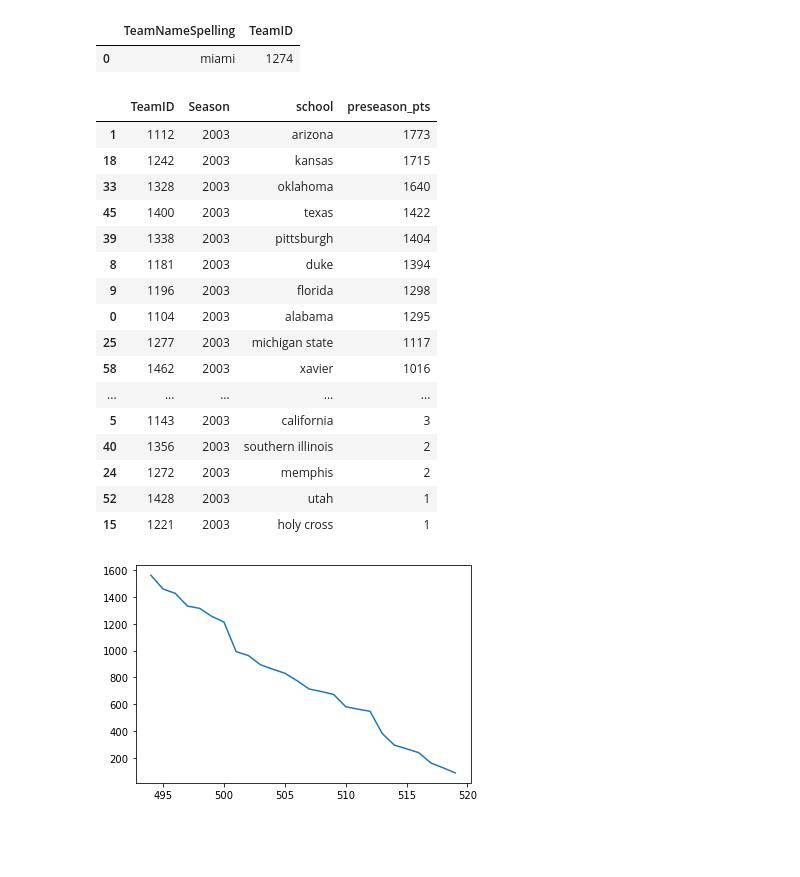
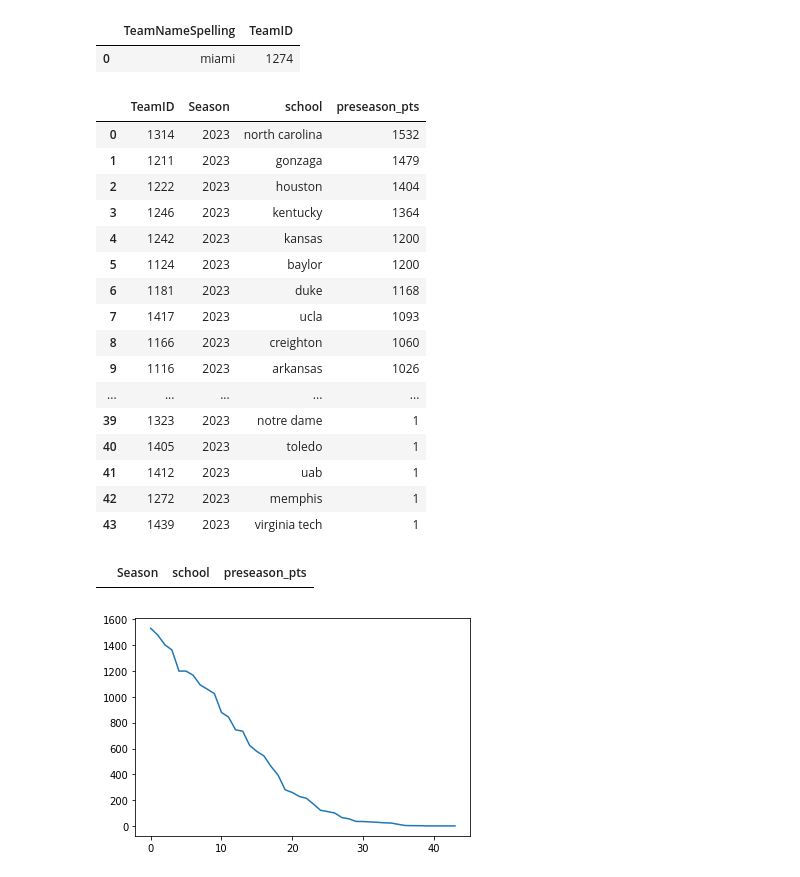
Before and after one commit to dylanfarrell/march-madness-bracket-prediction, a Jupyter notebook: preseason_top_25_scrape.ipynb, the cells around one changed output. Cells and saved outputs as stored; diff of their text form; code cells hidden in the pictures; blank space fills up the shorter version.

```diff
--- a/preseason_top_25_scrape.ipynb
+++ b/preseason_top_25_scrape.ipynb
@@ -26,6 +27,5 @@ full_spellings.to_csv('data/kaggle_data/MTeamSpellings.csv', index=False)
 # %%
-yr = 2022
-link = 'https://www.espn.com/mens-college-basketball/rankings/_/week/1/year/'+str(yr)+'/seasontype/2'
+link = 'https://www.espn.com/mens-college-basketball/rankings/_/week/1/year/'+str(CURRENT_YR)+'/seasontype/2'
 # %%
 def get_preseason_rankings(yr):
     link = 'https://www.espn.com/mens-college-basketball/rankings/_/week/1/year/'+str(yr)+'/seasontype/2'
@@ -40,20 +40,22 @@ def get_preseason_rankings(yr):
         tds = tr.find_all('td')
         pts = int(tds[3].text)
         team = tds[1].find('div').find('span').find('a').find('img').get('title').lower()
-        new_row = pd.Series([yr, team, pts], index=cols)
-        preseason_rk_df = preseason_rk_df.append(new_row, ignore_index=True)
+        new_row = pd.DataFrame(columns=cols)
+        new_row.loc[0] = [yr, team, pts]
+        preseason_rk_df = pd.concat([preseason_rk_df, new_row], ignore_index=True)
     votes_text = soup.find('p', {'class':'TableDetails__Paragraph'}).text
     team_votes_str_lst = votes_text.split(':')[1].split(',')
     for team_vote_str in team_votes_str_lst:
         team_vote_lst = team_vote_str.split(' ')
         pts = int(team_vote_lst[len(team_vote_lst)-1])
         team = ' '.join(team_vote_lst[:len(team_vote_lst)-1]).lower().strip()
-        new_row = pd.Series([yr, team, pts], index=cols)
-        preseason_rk_df = preseason_rk_df.append(new_row, ignore_index=True)
+        new_row = pd.DataFrame(columns=cols)
+        new_row.loc[0] = [yr, team, pts]
+        preseason_rk_df = pd.concat([preseason_rk_df, new_row], ignore_index=True)
     return(preseason_rk_df)
 # %%
 def preseason_join_to_team(preseason_rk_df):
-    team_spellings = pd.read_csv('data/kaggle_data/MTeamSpellings.csv')
+    team_spellings = pd.read_csv(f'{KAGGLE_DIR}/MTeamSpellings.csv', encoding='unicode_escape')
     preseason_joined = team_spellings.merge(preseason_rk_df, left_on='TeamNameSpelling', right_on='school')
     #preseason_joined.drop('TeamNameSpelling', axis=1, inplace=True)
     return(preseason_joined)
@@ -64,7 +66,7 @@ def check_for_missing_spellings(df, joined):
 # %%
 preseason_rankings = get_preseason_rankings(2003)
 preseason_joined = preseason_join_to_team(preseason_rankings)
-for yr in range(2004,2023):
+for yr in range(2004,CURRENT_YR+1):
     #print(yr)
     new_preseason_rankings = get_preseason_rankings(yr)
     new_preseason_joined = preseason_join_to_team(new_preseason_rankings)
@@ -72,29 +74,33 @@ for yr in range(2004,2023):
     #print(check_for_missing_spellings(new_preseason_rankings, new_preseason_joined))
 preseason_joined.drop('TeamNameSpelling', axis=1, inplace=True)
 # %%
-preseason_joined[preseason_joined['Season'] == 2003].sort_values('preseason_pts', ascending=False)
+preseason_joined[preseason_joined['Season'] == 2023].sort_values('preseason_pts', ascending=False).reset_index(drop=True)
 # %% [output]
 |  | TeamID | Season | school | preseason_pts |
-| 1 | 1112 | 2003 | arizona | 1773 |
-| 18 | 1242 | 2003 | kansas | 1715 |
-| 33 | 1328 | 2003 | oklahoma | 1640 |
-| 45 | 1400 | 2003 | texas | 1422 |
-| 39 | 1338 | 2003 | pittsburgh | 1404 |
-| 8 | 1181 | 2003 | duke | 1394 |
-| 9 | 1196 | 2003 | florida | 1298 |
-| 0 | 1104 | 2003 | alabama | 1295 |
-| 25 | 1277 | 2003 | michigan state | 1117 |
-| 58 | 1462 | 2003 | xavier | 1016 |
+| 0 | 1314 | 2023 | north carolina | 1532 |
+| 1 | 1211 | 2023 | gonzaga | 1479 |
+| 2 | 1222 | 2023 | houston | 1404 |
+| 3 | 1246 | 2023 | kentucky | 1364 |
+| 4 | 1242 | 2023 | kansas | 1200 |
+| 5 | 1124 | 2023 | baylor | 1200 |
+| 6 | 1181 | 2023 | duke | 1168 |
+| 7 | 1417 | 2023 | ucla | 1093 |
+| 8 | 1166 | 2023 | creighton | 1060 |
+| 9 | 1116 | 2023 | arkansas | 1026 |
 | ... | ... | ... | ... | ... |
-| 5 | 1143 | 2003 | california | 3 |
-| 40 | 1356 | 2003 | southern illinois | 2 |
-| 24 | 1272 | 2003 | memphis | 2 |
-| 52 | 1428 | 2003 | utah | 1 |
-| 15 | 1221 | 2003 | holy cross | 1 |
+| 39 | 1323 | 2023 | notre dame | 1 |
+| 40 | 1405 | 2023 | toledo | 1 |
+| 41 | 1412 | 2023 | uab | 1 |
+| 42 | 1272 | 2023 | memphis | 1 |
+| 43 | 1439 | 2023 | virginia tech | 1 |
+# %%
+preseason_rk_yr
+# %% [output]
+|  | Season | school | preseason_pts |
 # %%
-preseason_rk_yr = preseason_rankings[preseason_rankings['Season'] == 2022]
+preseason_rk_yr = preseason_joined[preseason_joined['Season'] == 2023].sort_values('preseason_pts', ascending=False).reset_index(drop=True)
 plt.plot(preseason_rk_yr.index, preseason_rk_yr['preseason_pts'])
 plt.show()
 # %% [output]
-[figure, old version]
+[figure, new version]
 # %%
```
Also changed, not shown: parts of 4 cells of this notebook, 3 other files.
